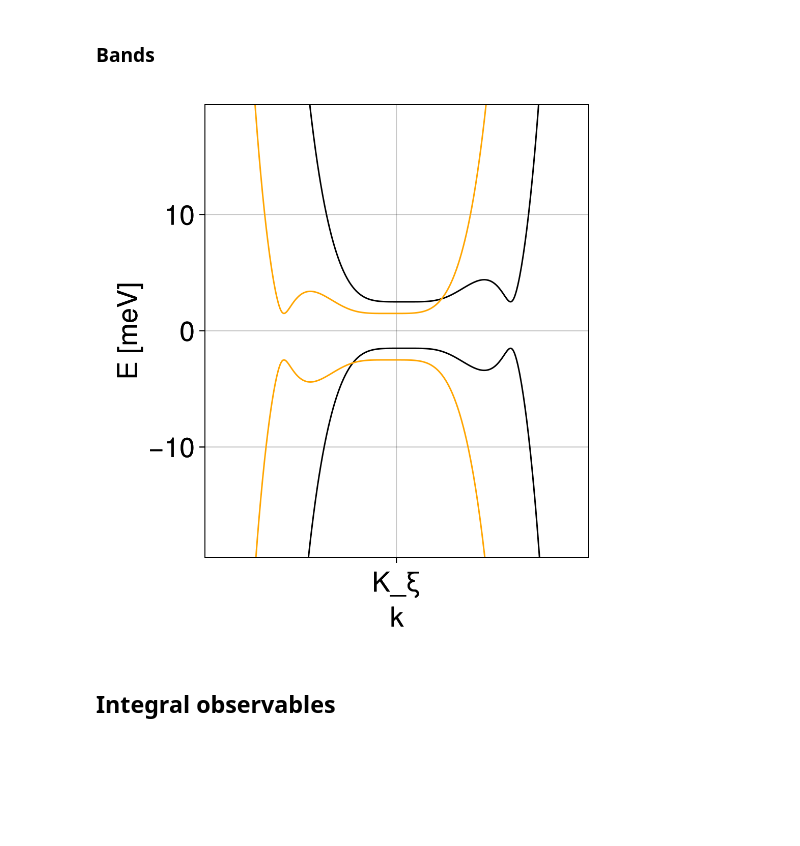
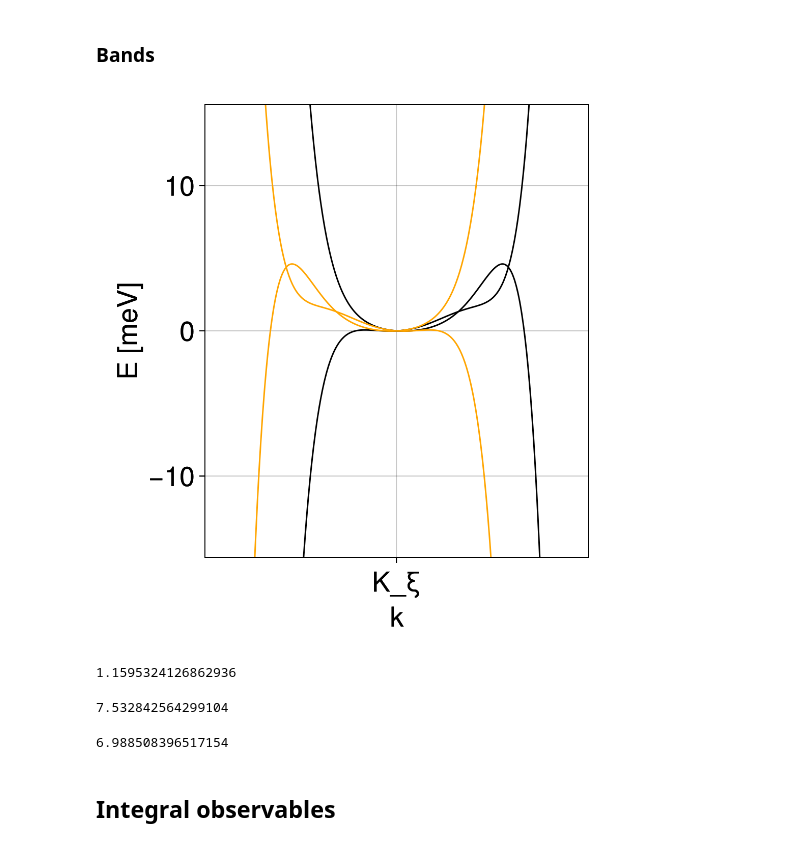
Before and after one commit to fernandopenaranda/LMC, a Jupyter notebook: src/Paper/MRinRhombohedral.ipynb, the cells around one changed output. Drawn from its saved outputs; the diff is of its cells as text; code cells hidden in the pictures; blank space fills up the shorter version.

```diff
--- a/src/Paper/MRinRhombohedral.ipynb
+++ b/src/Paper/MRinRhombohedral.ipynb
@@ -31,11 +32,11 @@ plotmap! (generic function with 1 method)
 ### Presets
 # %%
 μlist = collect(0:0.2:10)
-p = Params_rhombohedral(1, 0, 3160, 390,-20, 315, 0*44, 2, 1)
+p = Params_rhombohedral(1, 0, 3160, 390,-20, 315, 44, 0*2, 0*1)
 T = 2
 B = 10
 evals = 5000
-N = 5
+N = 7
 T = 2 #evals 80000 not perfect
 τ = 200
 # %% [output]
@@ -47,10 +48,10 @@ T = 2 #evals 80000 not perfect
 # CairoMakie.disable_mime!("svg", "pdf", "text/html")
 # %%
  # number of layers
-fig = abcNplotbandsk(N,200, Params_rhombohedral(p, ξ =1))
-abcNplotbandsk(fig, N, 200, Params_rhombohedral(p, ξ =-1))
+fig = abcNplotbandsk(N,200, Params_rhombohedral(p, ξ =1), ylims = [-5,5])
+abcNplotbandsk(fig, N, 200, Params_rhombohedral(p, ξ =-1), ylims = [-5,5])
 # %% [output]
-[figure, old version]
+[figure, new version]
 # %%
 # using BZpaths
 # Rs = ([√3/2,1/2,], [0,1.0])                 # Lattice vectors, can be 2d or 3d
@@ -58,6 +59,23 @@ abcNplotbandsk(fig, N, 200, Params_rhombohedral(p, ξ =-1))
 # sgnum = 17                                 # point group (17 = 2d triangular lattice)
 # N = 100                            # points in the k-mesh
 # plot_kpath(Rs, sgnum, N)
+# %%
+kc = 1/(cnst* a0) #with dimensions
+# %% [output]
+1.1595324126862936
+# %%
+BZ_area = 8π^2/√3/a0^2
+# %% [output]
+7.532842564299104
+# %%
+cnst = p.γ1/(p.γ0 *√3/2)
+Δx = [-cnst, cnst]
+Δy = [-cnst, cnst]
+A_small = ((Δx[2]-Δx[1])*(Δy[2]-Δy[1]))
+A_full = 8π^2/√3
+A_small/A_full
+# %% [output]
+6.988508396517154
 # %% [markdown]
 ## Integral observables
 # %%
```
Also changed, not shown: parts of 18 cells of this notebook, 10 other files.
